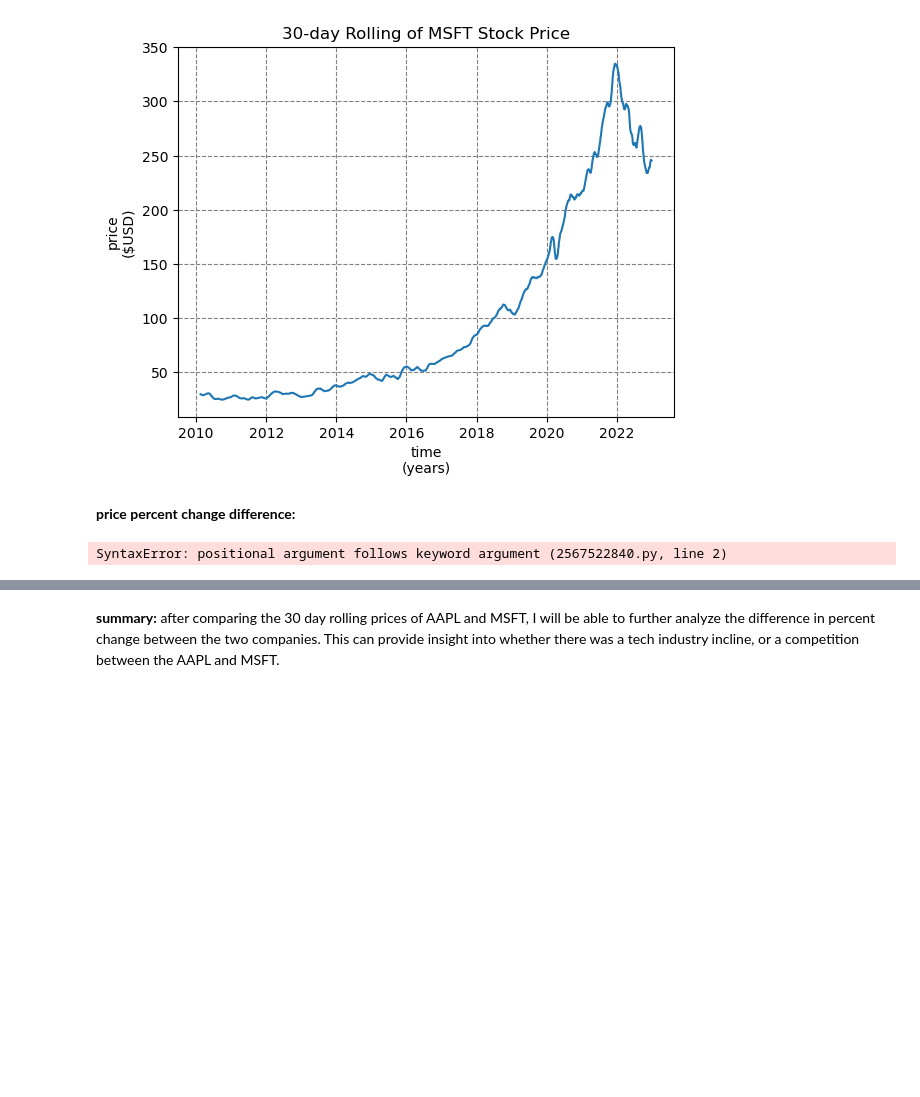
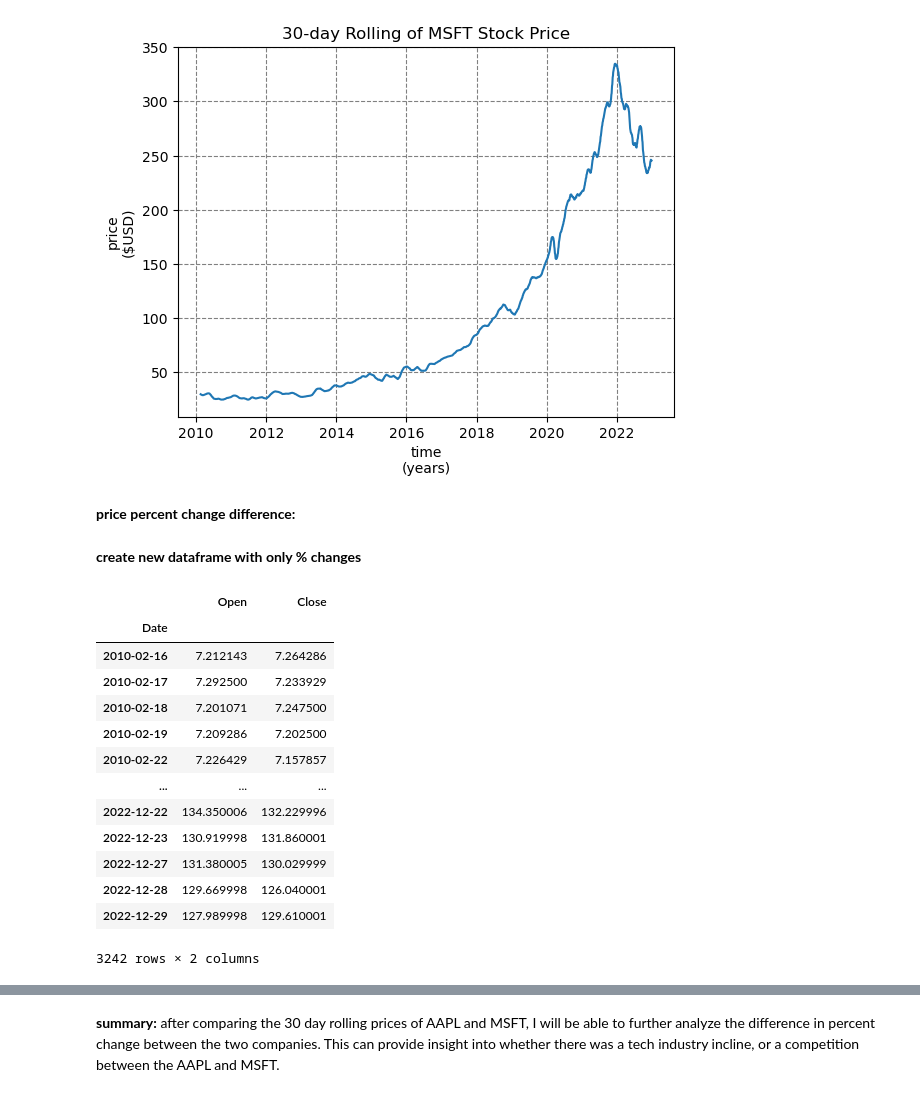
Before and after one commit to ubco-W2022T2-data301/project-group-group11, a Jupyter notebook: analysis/analysis2.ipynb, the cells around one changed output, grey strips where cells are left out. Drawn from its saved outputs; the diff is of its cells as text; code cells hidden in the pictures; blank space fills up the shorter version.

```diff
--- a/analysis/analysis2.ipynb
+++ b/analysis/analysis2.ipynb
@@ -226,12 +226,25 @@ plt.show()
 [figure]
 # %% [markdown]
 **price percent change difference:**
-# %%
-compare = df1['pct_change'].compare(df2['pct_change'])
-plt.plot(df1['Date'], compare['self'] - compare['other'], linewidth = 0.3)
-plt.title('AAPL & MSFT price difference')
-plt.xlabel('time')
-plt.ylabel('price difference')
-plt.show()
-# %% [output]
-SyntaxError: positional argument follows keyword argument (2567522840.py, line 2)
+# %% [markdown]
+**create new dataframe with only % changes**
+# %%
+#calculate cumulative % change
+days = df1.groupby(df1.Date.dt.date).agg({'Open': 'first', 'Close': 'last'})
+days
+#100 * (days.Open - days.Close.shift()) / days.Open
+# %% [output]
+|  | Open | Close |
+| Date |  |  |
+| 2010-02-16 | 7.212143 | 7.264286 |
+| 2010-02-17 | 7.292500 | 7.233929 |
+| 2010-02-18 | 7.201071 | 7.247500 |
+| 2010-02-19 | 7.209286 | 7.202500 |
+| 2010-02-22 | 7.226429 | 7.157857 |
+| ... | ... | ... |
+| 2022-12-22 | 134.350006 | 132.229996 |
+| 2022-12-23 | 130.919998 | 131.860001 |
+| 2022-12-27 | 131.380005 | 130.029999 |
+| 2022-12-28 | 129.669998 | 126.040001 |
+| 2022-12-29 | 127.989998 | 129.610001 |
+3242 rows × 2 columns
```
Also changed, not shown: parts of 1 cell of this notebook.
